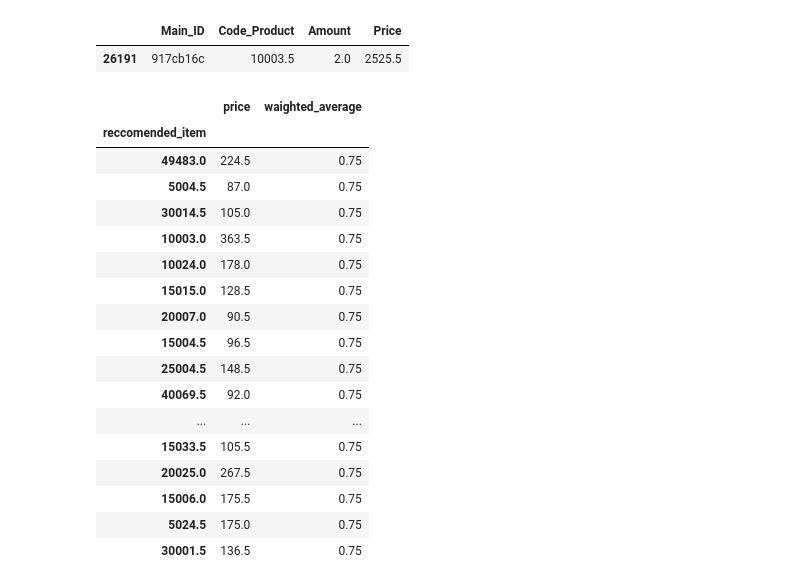
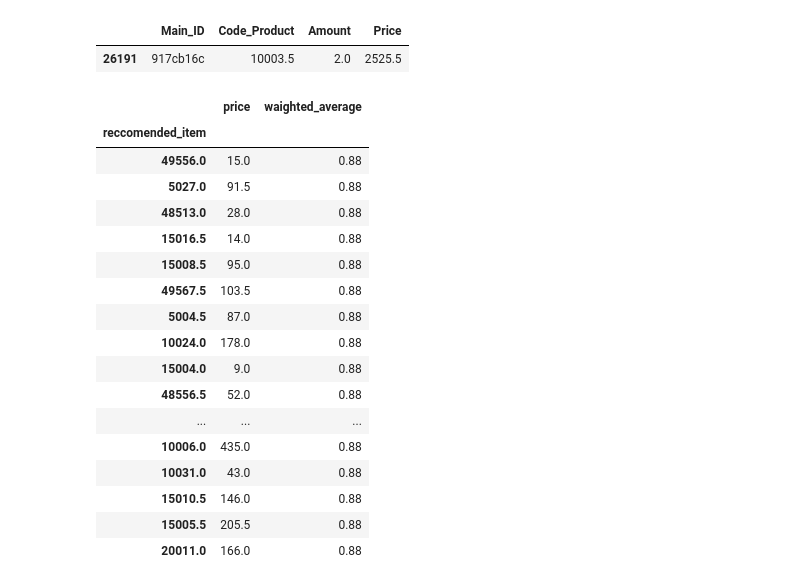
Before and after one commit to Folongton/Recommendation_Engine, a Jupyter notebook: Recommendation_System.ipynb, the cells around one changed output. Drawn from its saved outputs; the diff is of its cells as text; code cells hidden in the pictures.

```diff
--- a/Recommendation_System.ipynb
+++ b/Recommendation_System.ipynb
@@ -253,6 +305,6 @@ df_simple_rep_w_price.head()
 # %%
-df_simple_rep_w_price.index = pd.MultiIndex.from_arrays([df_simple_rep_w_price['user_id'],
-                                                        df_simple_rep_w_price['item_id']] )
-df_SRWP_ready = df_simple_rep_w_price.drop(columns=['user_id','item_id'])
+df_simple_reccomender_w_price.index = pd.MultiIndex.from_arrays([df_simple_reccomender_w_price['user_id'],
+                                                                df_simple_reccomender_w_price['item_id']] )
+df_SRWP_ready = df_simple_reccomender_w_price.drop(columns=['user_id','item_id'])
 df_SRWP_ready.head()
 # %% [output]
@@ -266,4 +331,4 @@ df_SRWP_ready.head()
 # %%
-userItemTable = df_SRWP_ready.loc[('00d8d615')].copy(deep=True)
+userItemTable = df_SRWP_ready.loc[('00e7053f')].copy(deep=True)
 userItemTable
 # %% [output]
@@ -300,4 +385,4 @@ df_SRWP_ready.shape
 # %%
 #Multiply the price bins by the weights and then take the weighted average
-recommendationTable_df = ((df_SRWP_ready[userPriceBinColumns]*userProfile).sum(axis=1))/(userProfile.sum()) # divide by sum of weights creates weighted average
+recommendationTable_df = ((df_SRWP_ready*userProfile).sum(axis=1)) /(userProfile.sum()) # divide by sum of weights creates weighted average
 recommendationTable_df = recommendationTable_df.sort_values(ascending=False)
@@ -328,5 +443,5 @@ rec_full_df.sort_values(by='waighted_average', ascending=False)
 # %%
-df_SRWP_full = df_simple_rep_w_price.drop(columns=['user_id','item_id'])
+df_SRWP_full = df_simple_reccomender_w_price.drop(columns=['user_id','item_id'])
 
 # drop user_id index and rating column
 df_SRWP_item_price_only = df_SRWP_full.reset_index().drop(columns=['user_id','rating'])
@@ -338,7 +453,7 @@ rec_dict_2 = {  'user_id':[],
                 'price' :[],
                 'waighted_average':[]}
 
-for user in df['Main_ID'].unique():
+for user in df2['Main_ID'].unique():
     userItemTable = df_SRWP_full.loc[(user)].copy(deep=True)
 
 
@@ -392,23 +507,24 @@ df[df['Price'] == df['Price'].max()]
 |  | Main_ID | Code_Product | Amount | Price |
 | 26191 | 917cb16c | 10003.5 | 2.0 | 2525.5 |
 # %%
-df_simpl_rec_final_2.loc[('917cb16c')]
+wealthy_customer = df_simpl_rec_final_2.loc[('917cb16c')]
+wealthy_customer
 # %% [output]
 |  | price | waighted_average |
 | reccomended_item |  |  |
-| 49483.0 | 224.5 | 0.75 |
-| 5004.5 | 87.0 | 0.75 |
-| 30014.5 | 105.0 | 0.75 |
-| 10003.0 | 363.5 | 0.75 |
-| 10024.0 | 178.0 | 0.75 |
-| 15015.0 | 128.5 | 0.75 |
-| 20007.0 | 90.5 | 0.75 |
-| 15004.5 | 96.5 | 0.75 |
-| 25004.5 | 148.5 | 0.75 |
-| 40069.5 | 92.0 | 0.75 |
+| 49556.0 | 15.0 | 0.88 |
+| 5027.0 | 91.5 | 0.88 |
+| 48513.0 | 28.0 | 0.88 |
+| 15016.5 | 14.0 | 0.88 |
+| 15008.5 | 95.0 | 0.88 |
+| 49567.5 | 103.5 | 0.88 |
+| 5004.5 | 87.0 | 0.88 |
+| 10024.0 | 178.0 | 0.88 |
+| 15004.0 | 9.0 | 0.88 |
+| 48556.5 | 52.0 | 0.88 |
 | ... | ... | ... |
-| 15033.5 | 105.5 | 0.75 |
-| 20025.0 | 267.5 | 0.75 |
-| 15006.0 | 175.5 | 0.75 |
-| 5024.5 | 175.0 | 0.75 |
-| 30001.5 | 136.5 | 0.75 |
+| 10006.0 | 435.0 | 0.88 |
+| 10031.0 | 43.0 | 0.88 |
+| 15010.5 | 146.0 | 0.88 |
+| 15005.5 | 205.5 | 0.88 |
+| 20011.0 | 166.0 | 0.88 |
```
Also changed, not shown: parts of 52 cells of this notebook.
